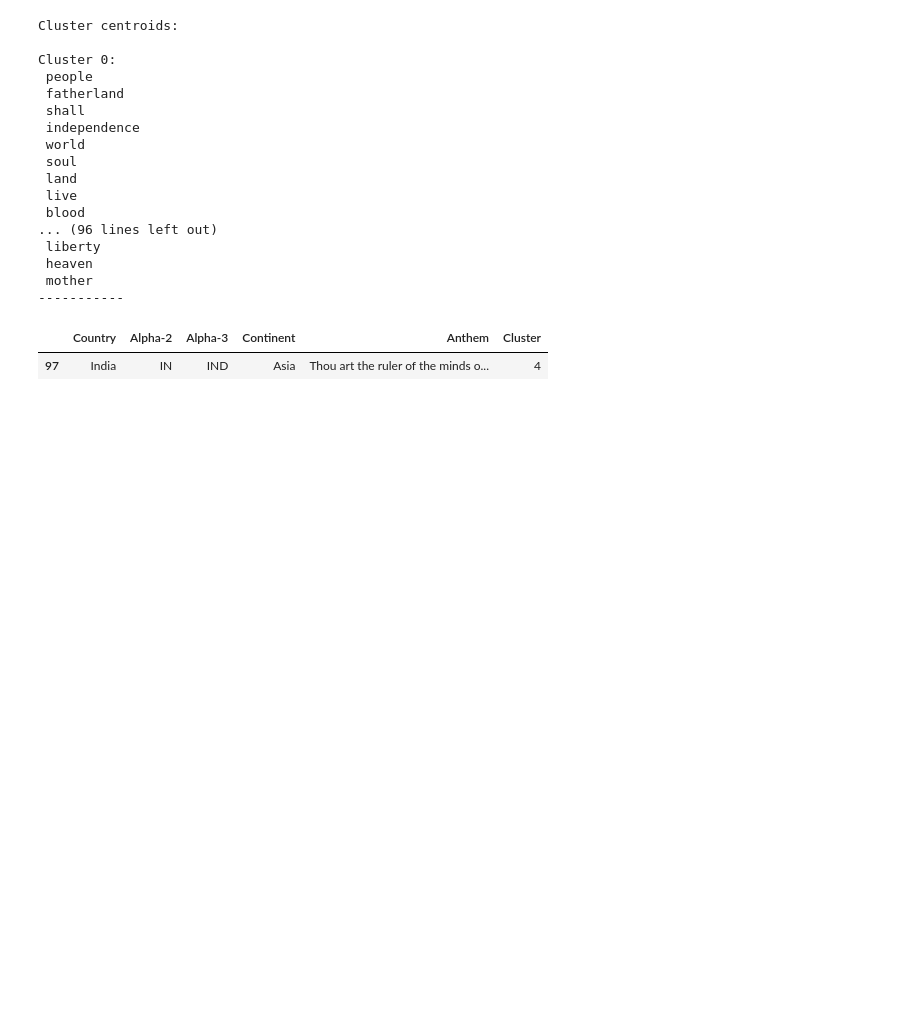
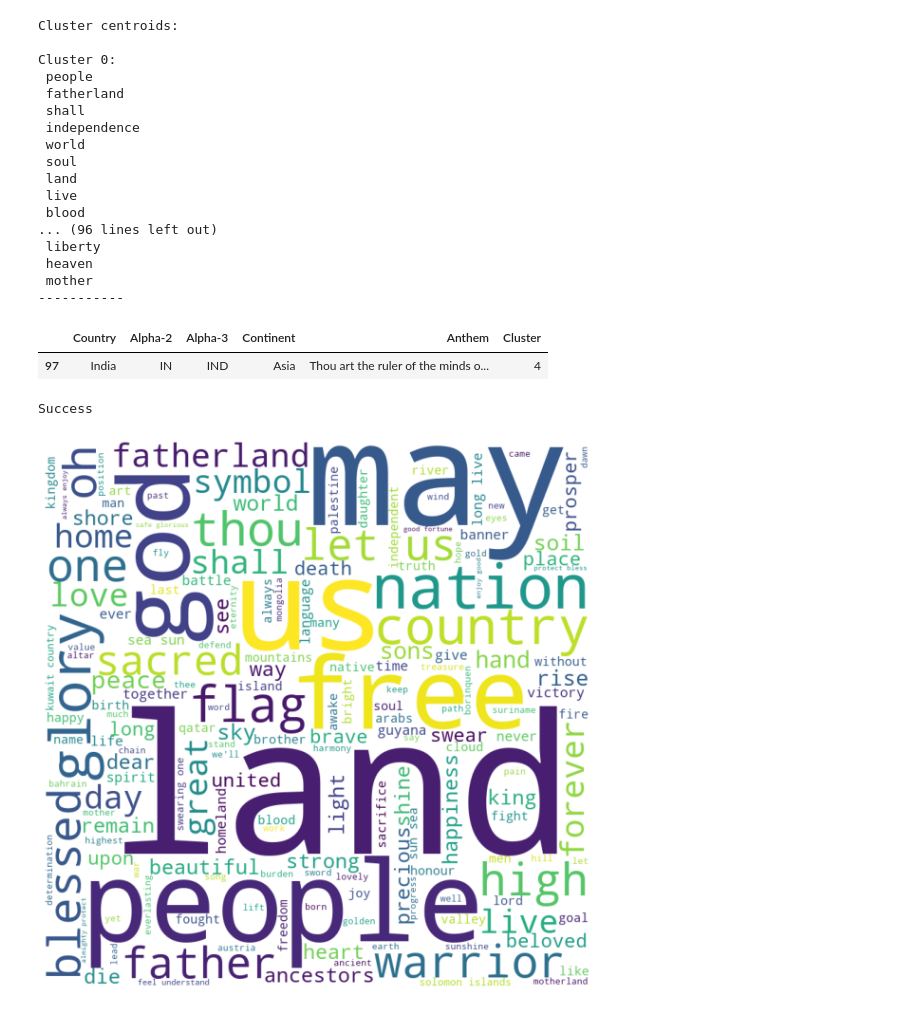
Before and after one commit to himansu9805/machine_learning, a Jupyter notebook: National_Anthem_Classification.ipynb, the cells around one changed output. Cells and saved outputs as stored; diff of their text form; code cells hidden in the pictures; blank space fills up the shorter version.

Commit message:
Classification of National Anthems around the world using Natural Language Processing and K-Means clustering algorithm.

```diff
--- a/National_Anthem_Classification.ipynb
+++ b/National_Anthem_Classification.ipynb
@@ -137,0 +146,24 @@ df.loc[df['Country'] == "India"]
+# %%
+# A. World Map
+
+import pygal
+from pygal.style import Style
+from pygal_maps_world.maps import World
+
+custom_style = Style(colors = ('#A2FAA3', '#92C9B1', '#4F759B' , '#5D5179', '#571F4E'))
+
+worldmap =  World(style = custom_style)
+
+worldmap.title = 'Classification of National Anthems in the world into 5 clusters'
+
+worldmap.add('Cluster 1', cluster_0)
+worldmap.add('Cluster 2', cluster_1)
+worldmap.add('Cluster 3', cluster_2)
+worldmap.add('Cluster 4', cluster_3)
+worldmap.add('Cluster 5', cluster_4)
+
+worldmap.render_to_file('classification_result.svg')
+
+print("Success")
+# %% [output]
+Success
@@ -137,0 +175,16 @@ df.loc[df['Country'] == "India"]
+# %%
+def get_anthem_data(cluster_number):
+  cluster_anthems = ""
+  anthems = df.loc[df['Cluster'] == cluster_number]["Anthem"].str.lower().values.tolist()
+  for anthem in anthems:
+    cluster_anthems += anthem
+  return cluster_anthems
+# %%
+wordcloud = WordCloud(width = 800, height = 800, background_color ='white', stopwords = stop_words, min_font_size = 10).generate(get_anthem_data(1))
+plt.figure(figsize = (8, 8), facecolor = None)
+plt.imshow(wordcloud)
+plt.axis("off")
+plt.tight_layout(pad = 0)
+plt.show()
+# %% [output]
+[figure, added]
```
Also changed, not shown: parts of 3 cells of this notebook.
